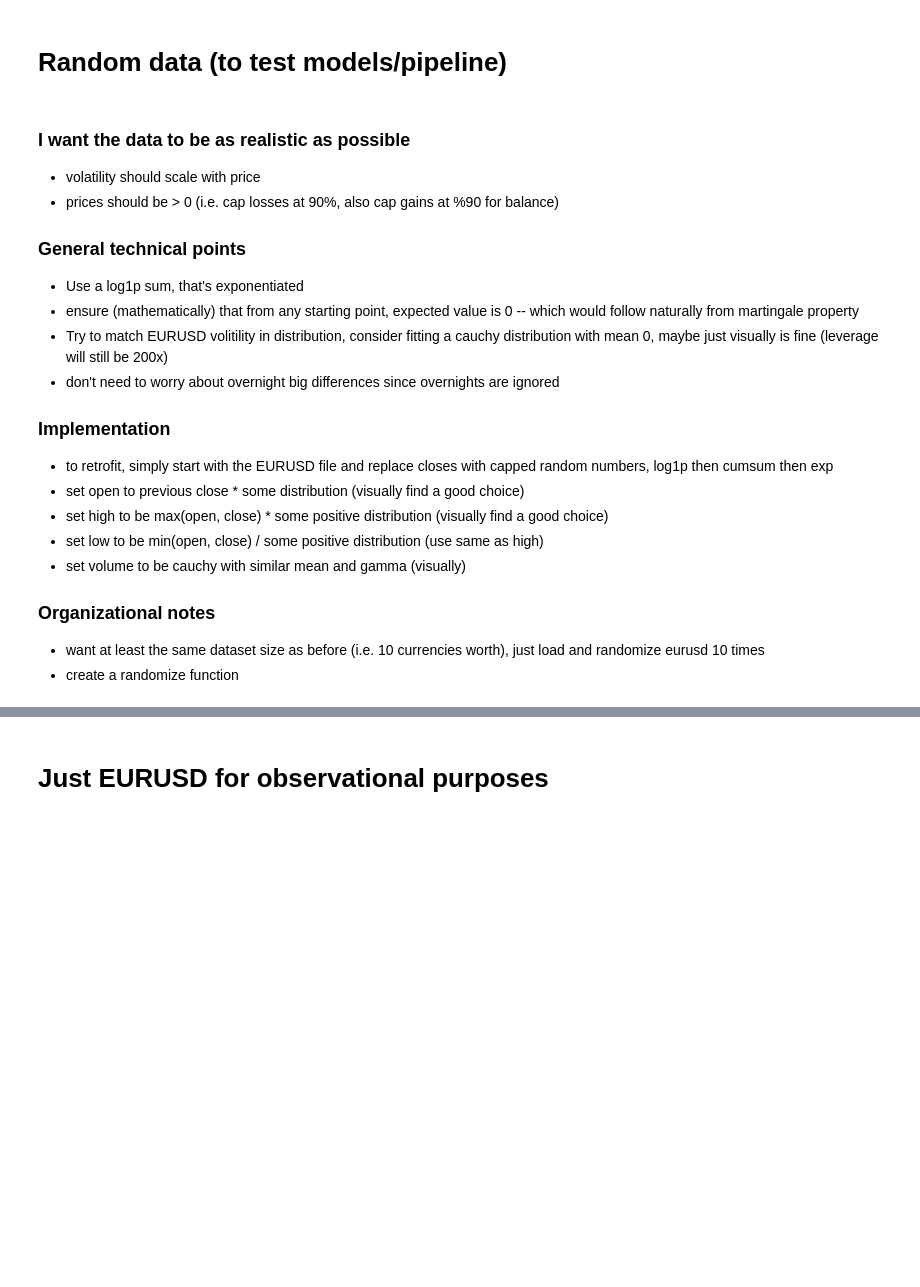
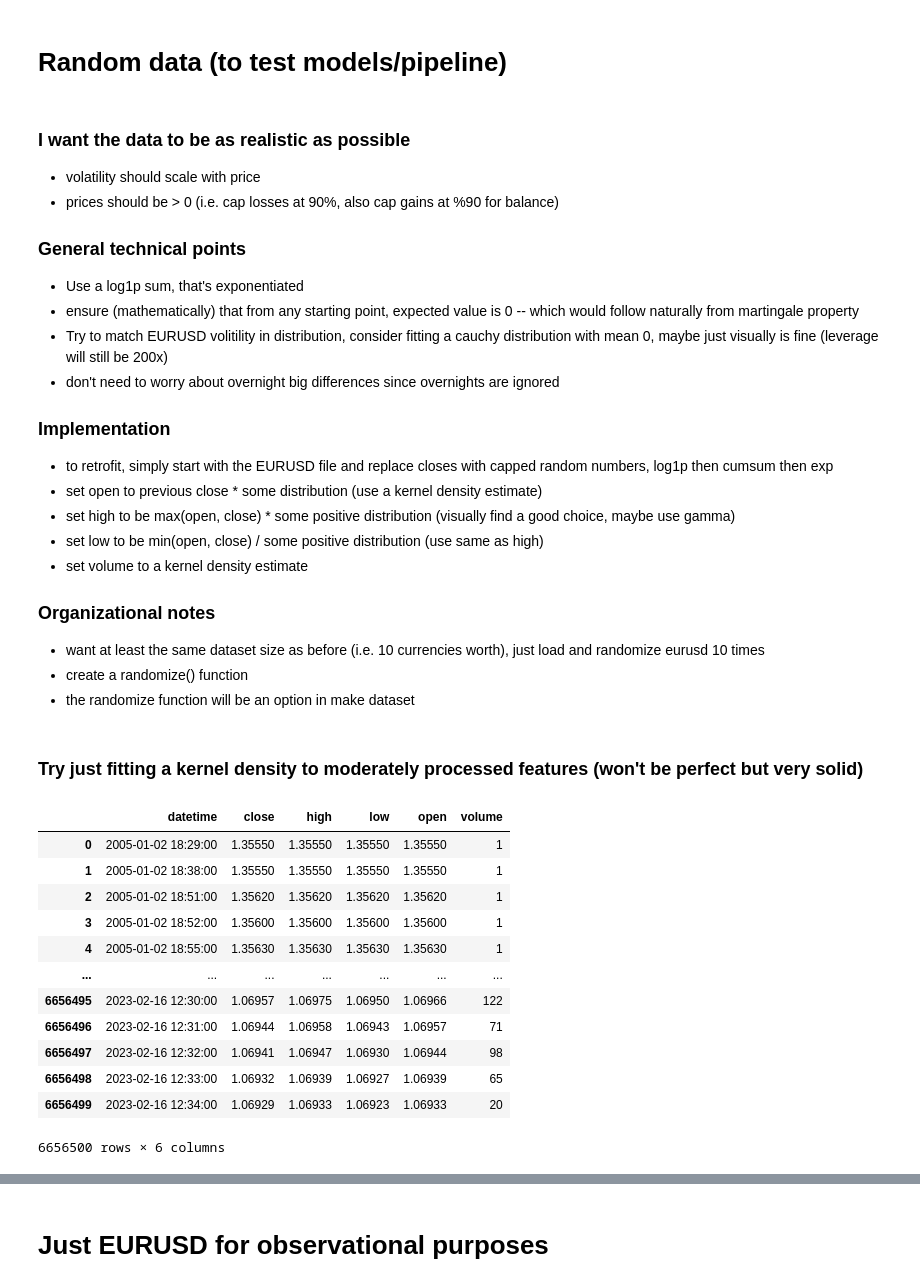
Before and after one commit to mtanghu/Transformer-Trader, a Jupyter notebook: Data.ipynb, the cells around one changed output, grey strips where cells are left out. Saved outputs shown, nothing was run; the diff lists cells and outputs as text; code cells hidden in the pictures; blank space fills up the shorter version.

```diff
--- a/Data.ipynb
+++ b/Data.ipynb
@@ -72,11 +72,12 @@ Dataset({
 
 ### Implementation
 - to retrofit, simply start with the EURUSD file and replace closes with capped random numbers, log1p then cumsum then exp
-- set open to previous close * some distribution (visually find a good choice)
-- set high to be max(open, close) * some positive distribution (visually find a good choice)
+- set open to previous close * some distribution (use a kernel density estimate)
+- set high to be max(open, close) * some positive distribution (visually find a good choice, maybe use gamma)
 - set low to be min(open, close) / some positive distribution (use same as high)
-- set volume to be cauchy with similar mean and gamma (visually)
+- set volume to a kernel density estimate
 
 ### Organizational notes
 - want at least the same dataset size as before (i.e. 10 currencies worth), just load and randomize eurusd 10 times
-- create a randomize function
+- create a randomize() function
+- the randomize function will be an option in make dataset
@@ -82,0 +86,18 @@ Dataset({
+# %% [markdown]
+### Try just fitting a kernel density to moderately processed features (won't be perfect but very solid)
+# %%
+fx
+# %% [output]
+|  | datetime | close | high | low | open | volume |
+| 0 | 2005-01-02 18:29:00 | 1.35550 | 1.35550 | 1.35550 | 1.35550 | 1 |
+| 1 | 2005-01-02 18:38:00 | 1.35550 | 1.35550 | 1.35550 | 1.35550 | 1 |
+| 2 | 2005-01-02 18:51:00 | 1.35620 | 1.35620 | 1.35620 | 1.35620 | 1 |
+| 3 | 2005-01-02 18:52:00 | 1.35600 | 1.35600 | 1.35600 | 1.35600 | 1 |
+| 4 | 2005-01-02 18:55:00 | 1.35630 | 1.35630 | 1.35630 | 1.35630 | 1 |
+| ... | ... | ... | ... | ... | ... | ... |
+| 6656495 | 2023-02-16 12:30:00 | 1.06957 | 1.06975 | 1.06950 | 1.06966 | 122 |
+| 6656496 | 2023-02-16 12:31:00 | 1.06944 | 1.06958 | 1.06943 | 1.06957 | 71 |
+| 6656497 | 2023-02-16 12:32:00 | 1.06941 | 1.06947 | 1.06930 | 1.06944 | 98 |
+| 6656498 | 2023-02-16 12:33:00 | 1.06932 | 1.06939 | 1.06927 | 1.06939 | 65 |
+| 6656499 | 2023-02-16 12:34:00 | 1.06929 | 1.06933 | 1.06923 | 1.06933 | 20 |
+6656500 rows × 6 columns
```
Also changed, not shown: parts of 11 cells of this notebook.
